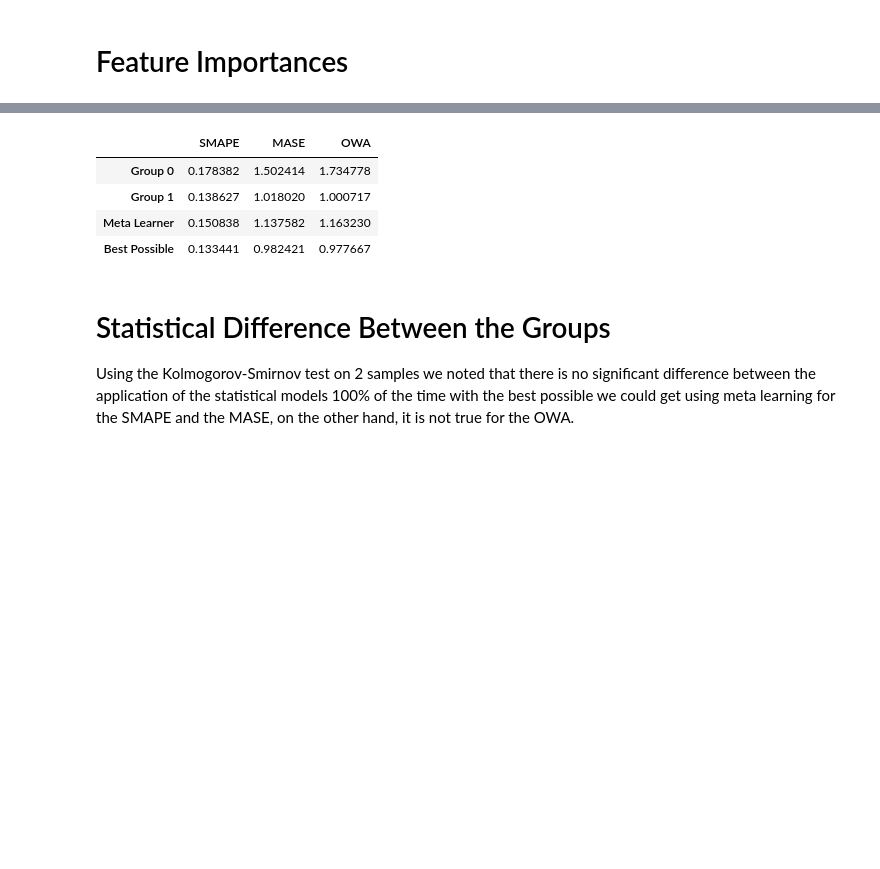
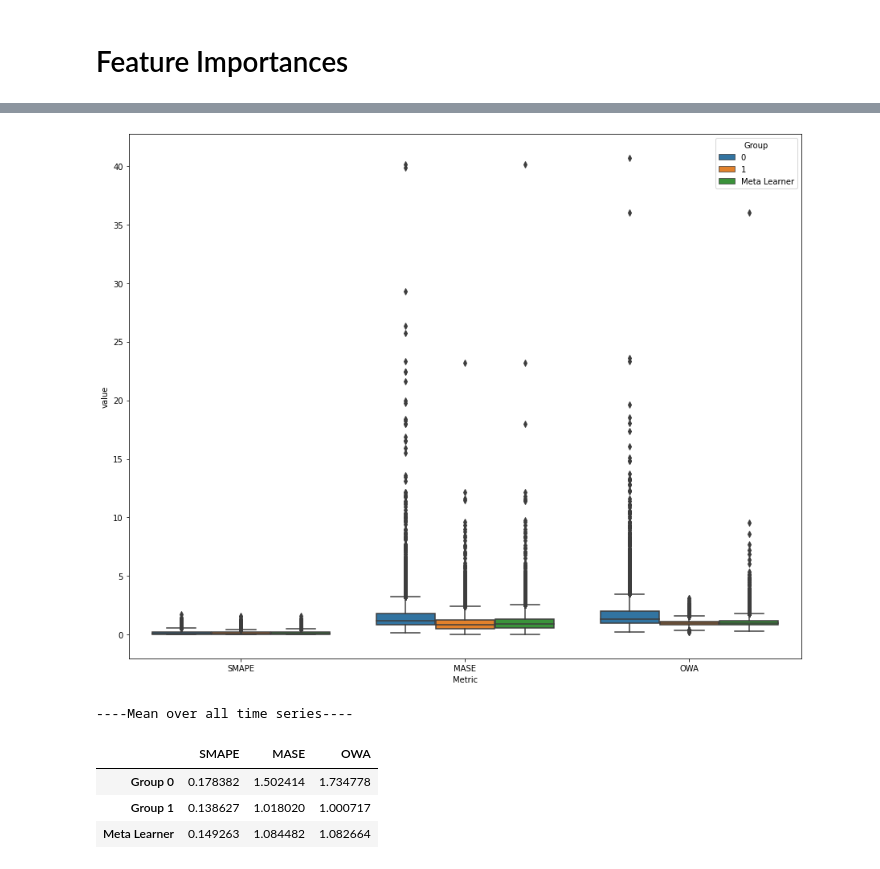
Before and after one commit to GDalforno/M4-Meta-Analysis, a Jupyter notebook: Meta Learning/Monthly.ipynb, the cells around one changed output, grey strips where cells are left out. Drawn from its saved outputs; the diff is of its cells as text; code cells hidden in the pictures; blank space fills up the shorter version.

```diff
--- a/Meta Learning/Monthly.ipynb
+++ b/Meta Learning/Monthly.ipynb
@@ -204,27 +179,14 @@ The procedure applies a LOO to get the predictions for all samples; the data is
 # %%
-y_pred, y_true = [], []
+y_pred, y_true = np.zeros(y.shape[0]), np.zeros(y.shape[0])
 coefs = []
-for train_idxs, test_idxs in LeaveOneOut().split(X):
+for train_idxs, test_idxs in StratifiedKFold(n_splits=10).split(X, y):
     X_train, y_train = X[train_idxs,:], y[train_idxs]
     X_test, y_test = X[test_idxs,:], y[test_idxs]
 
-    std = StandardScaler()
-    std.fit(X_train)
-    X_train = std.transform(X_train)
-
-    model = LogisticRegression(penalty="l1", C=0.25, class_weight="balanced", solver="liblinear")
+    model = RandomForestClassifier(max_depth=5, class_weight="balanced", min_samples_split=5, max_samples=0.25)
     model.fit(X_train, y_train)
 
-    coefs.append(model.coef_[0])
+    coefs.append(model.feature_importances_)
 
-    fs = SelectFromModel(model, prefit=True, threshold=-np.inf, max_features=20)
-    X_train = fs.transform(X_train)
-
-    model = LogisticRegression(penalty="l2", C=1.0, class_weight="balanced", solver="liblinear")
-    model.fit(X_train, y_train)
-
-    X_test = std.transform(X_test)
-    X_test = fs.transform(X_test)
-
-    y_pred.append(model.predict(X_test)[0])
-    y_true.append(y_test[0])
+    y_pred[test_idxs] = model.predict(X_test)
+    y_true[test_idxs] = y_test
@@ -304,24 +267,33 @@ def meta_learner_metrics(group0:dict, group1:dict, predictions:np.ndarray)->dict
     return meta_learner
 # %%
 meta_learner = meta_learner_metrics(group0, group1, y_pred)
-best_possible = meta_learner_metrics(group0, group1, y_true)
+
+group = {
+    "Metric":["SMAPE"]*y.shape[0] + ["MASE"]*y.shape[0] + ["OWA"]*y.shape[0],
+    "0":np.hstack([group0["SMAPE"], group0["MASE"], group0["OWA"]]),
+    "1":np.hstack([group1["SMAPE"], group1["MASE"], group1["OWA"]]),
+    "Meta Learner":np.hstack([meta_learner["SMAPE"], meta_learner["MASE"], meta_learner["OWA"]])
+}
+
+group = pd.DataFrame(group)
+group = pd.melt(group, id_vars=['Metric'], value_vars=['0', '1', "Meta Learner"], var_name='Group')
+plt.figure(figsize=(15, 12))
+sns.boxplot(x='Metric', y='value', data=group, hue='Group')
+plt.show()
 
 table = {
     "Group 0": [np.nanmean(group0["SMAPE"]),  np.nanmean(group0["MASE"]),  np.nanmean(group0["OWA"])],
     "Group 1": [np.nanmean(group1["SMAPE"]),  np.nanmean(group1["MASE"]),  np.nanmean(group1["OWA"])],
     "Meta Learner": [np.nanmean(meta_learner["SMAPE"]),  np.nanmean(meta_learner["MASE"]),  np.nanmean(meta_learner["OWA"])],
-    "Best Possible": [np.nanmean(best_possible["SMAPE"]),  np.nanmean(best_possible["MASE"]),  np.nanmean(best_possible["OWA"])]
 }
 table = pd.DataFrame(table)
 table.index = ["SMAPE", "MASE", "OWA"]
+print("----Mean over all time series----")
 table.T
 # %% [output]
+[figure, added]
+----Mean over all time series----
 |  | SMAPE | MASE | OWA |
 | Group 0 | 0.178382 | 1.502414 | 1.734778 |
 | Group 1 | 0.138627 | 1.018020 | 1.000717 |
-| Meta Learner | 0.150838 | 1.137582 | 1.163230 |
-| Best Possible | 0.133441 | 0.982421 | 0.977667 |
+| Meta Learner | 0.149263 | 1.084482 | 1.082664 |
-# %% [markdown]
-# Statistical Difference Between the Groups
-
-Using the Kolmogorov-Smirnov test on 2 samples we noted that there is no significant difference between the application of the statistical models 100% of the time with the best possible we could get using meta learning for the SMAPE and the MASE, on the other hand, it is not true for the OWA.
```
Also changed, not shown: parts of 28 cells of this notebook, 2 other files.
